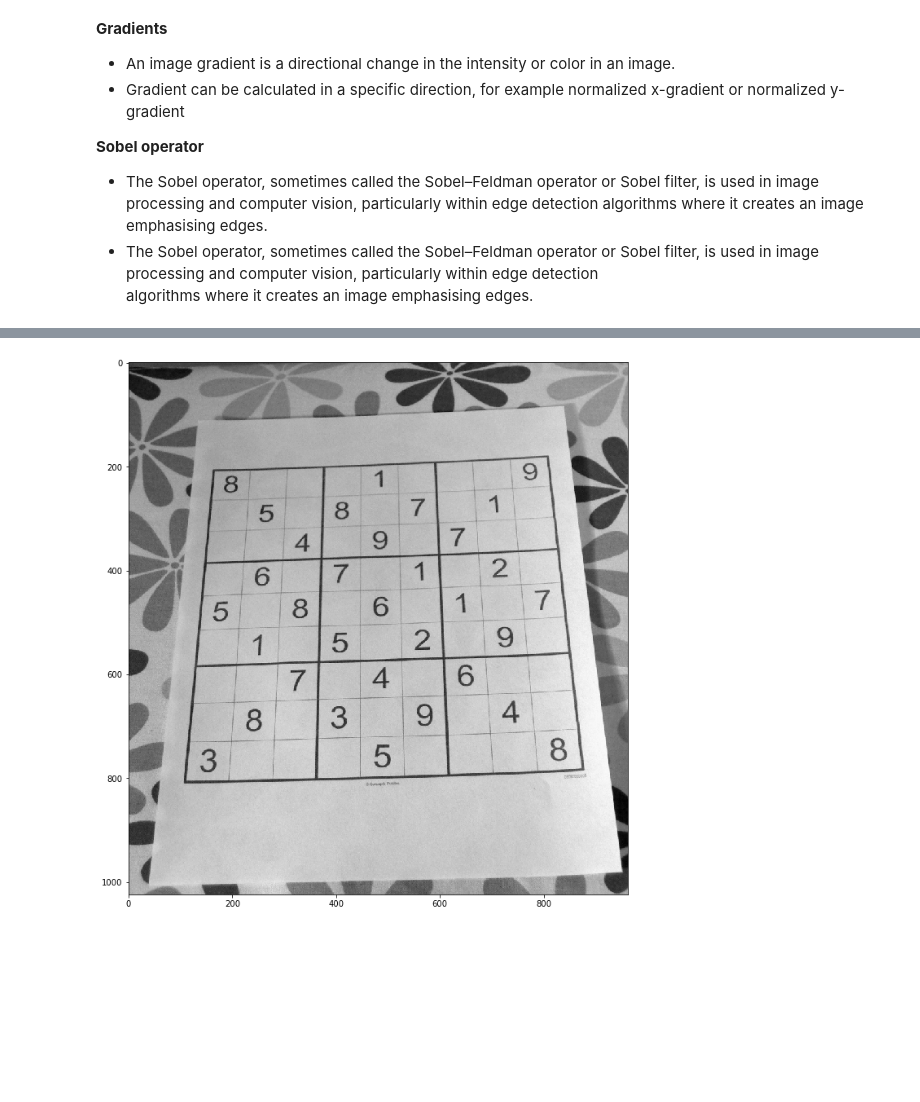
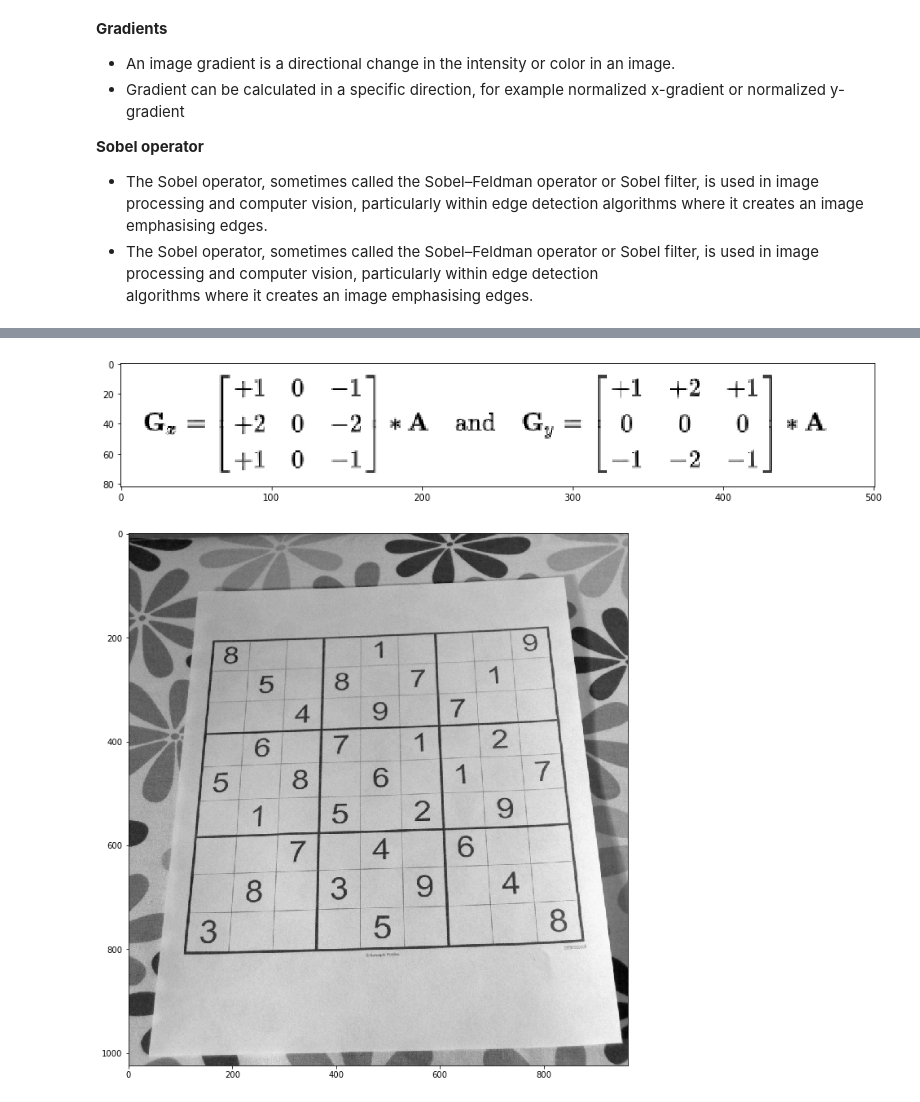
Before and after one commit to sachinshubhams/Computer-Vision, a Jupyter notebook: Image Gradients.ipynb, the cells around one changed output, grey strips where cells are left out. Cells and saved outputs as stored; diff of their text form; code cells hidden in the pictures; blank space fills up the shorter version.

```diff
--- a/Image Gradients.ipynb
+++ b/Image Gradients.ipynb
@@ -15,3 +10,8 @@ Image(url= "sobel.png", width=400, height=400)
+# %%
+i=cv.imread('sobel.png',0)
+show_image(i)
+# %% [output]
+[figure, added]
 # %%
 import cv2 as cv
 import numpy as np
```
Also changed, not shown: parts of 1 cell of this notebook.
